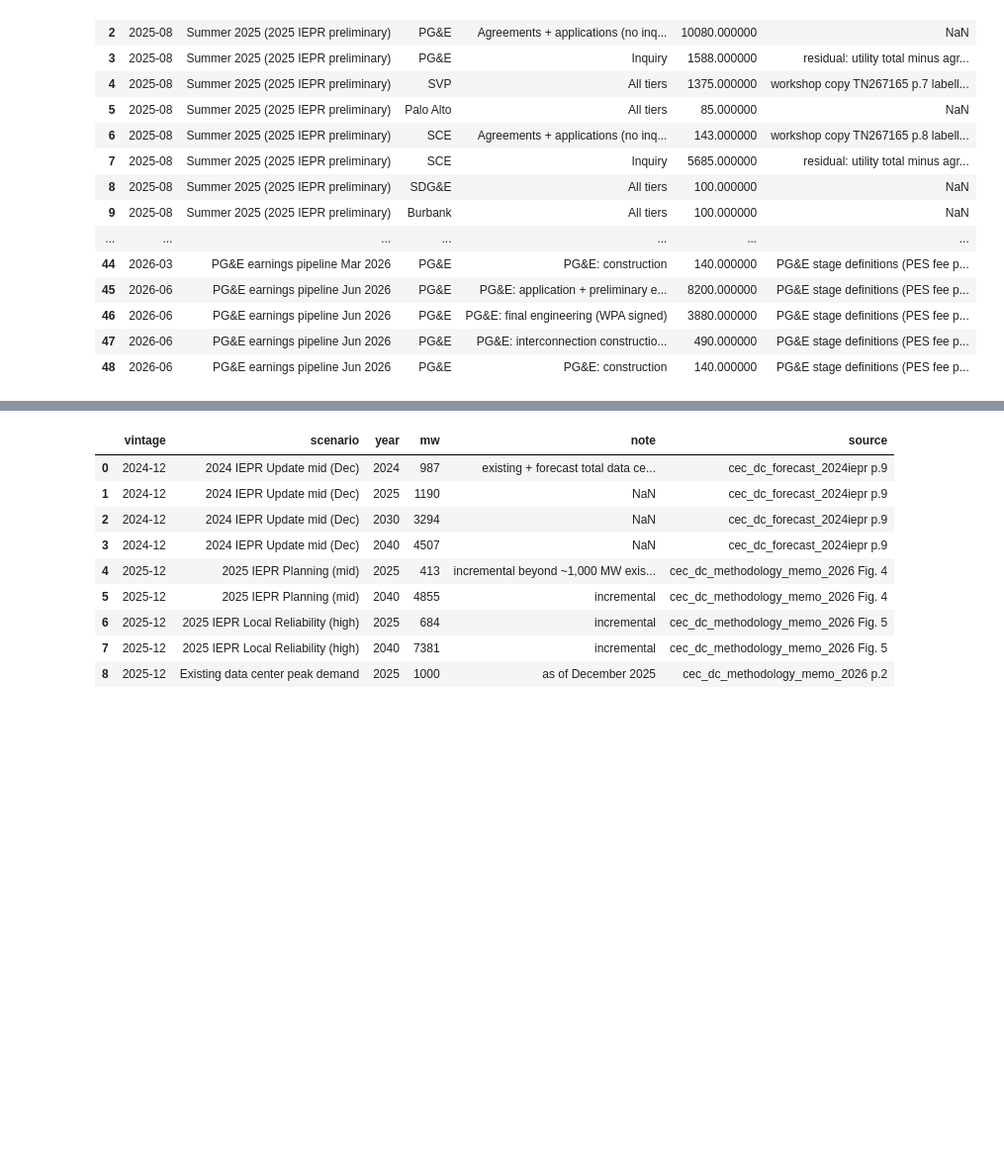
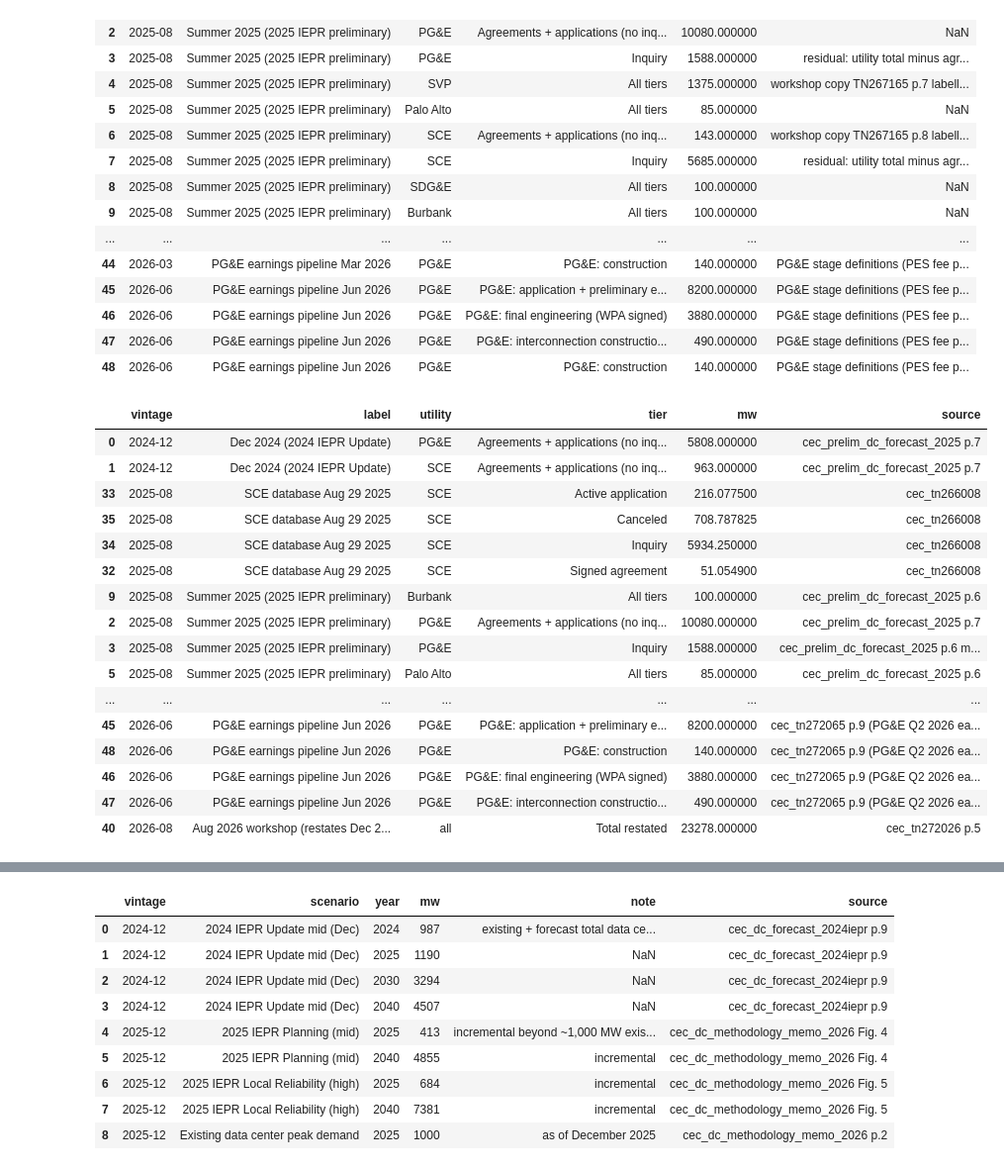
Before and after one commit to sebastian-oldman/masters_project, a Jupyter notebook: notebooks/02_data_center_growth.ipynb, the cells around one changed output, grey strips where cells are left out. Shown at 99% size. Saved outputs shown, nothing was run; the diff lists cells and outputs as text; code cells hidden in the pictures; blank space fills up the shorter version.

Commit message:
Chapters 1-2 audit: annotate all figures with quoted values, provenance table, refreshed Epoch and EIA-930 inputs

```diff
--- a/notebooks/02_data_center_growth.ipynb
+++ b/notebooks/02_data_center_growth.ipynb
@@ -230,6 +230,26 @@ tv[tv.note.astype(str).str.len() > 0][["vintage","label","utility","tier","mw","
 | 46 | 2026-06 | PG&E earnings pipeline Jun 2026 | PG&E | PG&E: final engineering (WPA signed) | 3880.000000 | PG&E stage definitions (PES fee p... |
 | 47 | 2026-06 | PG&E earnings pipeline Jun 2026 | PG&E | PG&E: interconnection constructio... | 490.000000 | PG&E stage definitions (PES fee p... |
 | 48 | 2026-06 | PG&E earnings pipeline Jun 2026 | PG&E | PG&E: construction | 140.000000 | PG&E stage definitions (PES fee p... |
+# %%
+tv.sort_values(["vintage","label","utility","tier"])[["vintage","label","utility","tier","mw","source"]]  # every utility-by-tier MW figure quoted in the chapter, with its source
+# %% [output]
+|  | vintage | label | utility | tier | mw | source |
+| 0 | 2024-12 | Dec 2024 (2024 IEPR Update) | PG&E | Agreements + applications (no inq... | 5808.000000 | cec_prelim_dc_forecast_2025 p.7 |
+| 1 | 2024-12 | Dec 2024 (2024 IEPR Update) | SCE | Agreements + applications (no inq... | 963.000000 | cec_prelim_dc_forecast_2025 p.7 |
+| 33 | 2025-08 | SCE database Aug 29 2025 | SCE | Active application | 216.077500 | cec_tn266008 |
+| 35 | 2025-08 | SCE database Aug 29 2025 | SCE | Canceled | 708.787825 | cec_tn266008 |
+| 34 | 2025-08 | SCE database Aug 29 2025 | SCE | Inquiry | 5934.250000 | cec_tn266008 |
+| 32 | 2025-08 | SCE database Aug 29 2025 | SCE | Signed agreement | 51.054900 | cec_tn266008 |
+| 9 | 2025-08 | Summer 2025 (2025 IEPR preliminary) | Burbank | All tiers | 100.000000 | cec_prelim_dc_forecast_2025 p.6 |
+| 2 | 2025-08 | Summer 2025 (2025 IEPR preliminary) | PG&E | Agreements + applications (no inq... | 10080.000000 | cec_prelim_dc_forecast_2025 p.7 |
+| 3 | 2025-08 | Summer 2025 (2025 IEPR preliminary) | PG&E | Inquiry | 1588.000000 | cec_prelim_dc_forecast_2025 p.6 m... |
+| 5 | 2025-08 | Summer 2025 (2025 IEPR preliminary) | Palo Alto | All tiers | 85.000000 | cec_prelim_dc_forecast_2025 p.6 |
+| ... | ... | ... | ... | ... | ... | ... |
+| 45 | 2026-06 | PG&E earnings pipeline Jun 2026 | PG&E | PG&E: application + preliminary e... | 8200.000000 | cec_tn272065 p.9 (PG&E Q2 2026 ea... |
+| 48 | 2026-06 | PG&E earnings pipeline Jun 2026 | PG&E | PG&E: construction | 140.000000 | cec_tn272065 p.9 (PG&E Q2 2026 ea... |
+| 46 | 2026-06 | PG&E earnings pipeline Jun 2026 | PG&E | PG&E: final engineering (WPA signed) | 3880.000000 | cec_tn272065 p.9 (PG&E Q2 2026 ea... |
+| 47 | 2026-06 | PG&E earnings pipeline Jun 2026 | PG&E | PG&E: interconnection constructio... | 490.000000 | cec_tn272065 p.9 (PG&E Q2 2026 ea... |
+| 40 | 2026-08 | Aug 2026 workshop (restates Dec 2... | all | Total restated | 23278.000000 | cec_tn272026 p.5 |
 # %%
 show("fig2_04_tier_vintages")
 # %% [output]
```
Also changed, not shown: parts of 7 cells of this notebook, 40 other files.
